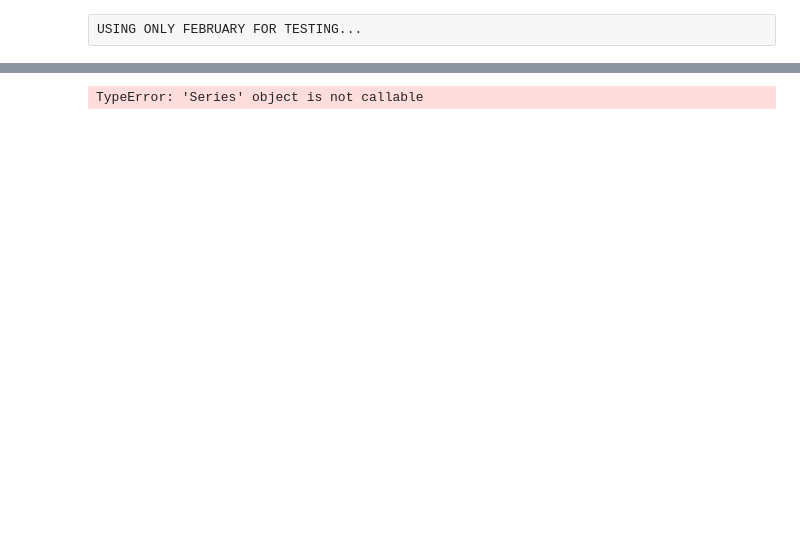
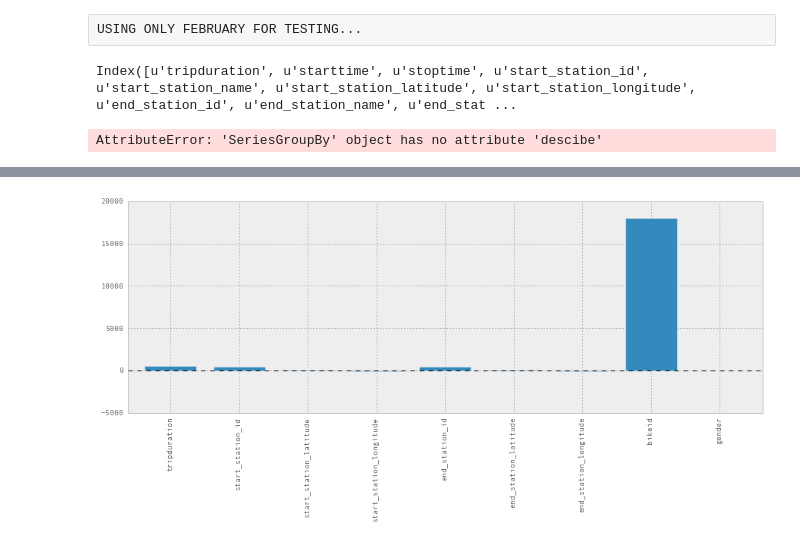
Before and after one commit to denisgarci/nycb, a Jupyter notebook: nycb.ipynb, the cells around one changed output, grey strips where cells are left out. Cells and saved outputs as stored; diff of their text form; code cells hidden in the pictures; blank space fills up the shorter version.

```diff
--- a/nycb.ipynb
+++ b/nycb.ipynb
@@ -3,9 +3,12 @@
 
 import pandas as pd
 import matplotlib.pyplot as plt
-import datetime
 
 import itertools
+
+# Make the graphs a bit prettier, and bigger
+pd.set_option('display.mpl_style', 'default')
+plt.rcParams['figure.figsize'] = (15, 5)
 # %%
 datas = [pd.read_csv("20{1}-{0:02d} - Citi Bike trip data.csv".format(*date))
          for date in itertools.chain(itertools.product(range(7, 13), [13]), itertools.product(range(1, 3), [14]))]
@@ -15,6 +18,15 @@ data = pd.concat(datas)
 USING ONLY FEBRUARY FOR TESTING...
 # %%
 data = pd.read_csv("20{1}-{0:02d} - Citi Bike trip data.csv".format(2, 14), parse_dates=['starttime', 'stoptime'])
+# %%
+data.columns = data.columns.map(lambda x: x.replace(' ', '_'))
+data.columns
+# %% [output]
+Index([u'tripduration', u'starttime', u'stoptime', u'start_station_id', u'start_station_name', u'start_station_latitude', u'start_station_longitude', u'end_station_id', u'end_station_name', u'end_stat ...
+# %%
+data.groupby(['start_station_id'])['tripduration'].descibe()
+# %% [output]
+AttributeError: 'SeriesGroupBy' object has no attribute 'descibe'
 # %%
-data.stoptime
+data.groupby
 # %% [output]
@@ -38,4 +34 @@ Name: stoptime, Length: 224736, dtype: datetime64[ns]
+[figure, added]
-# %%
-data.dtypes()
-# %% [output]
-TypeError: 'Series' object is not callable
```
Also changed, not shown: parts of 5 cells of this notebook.
